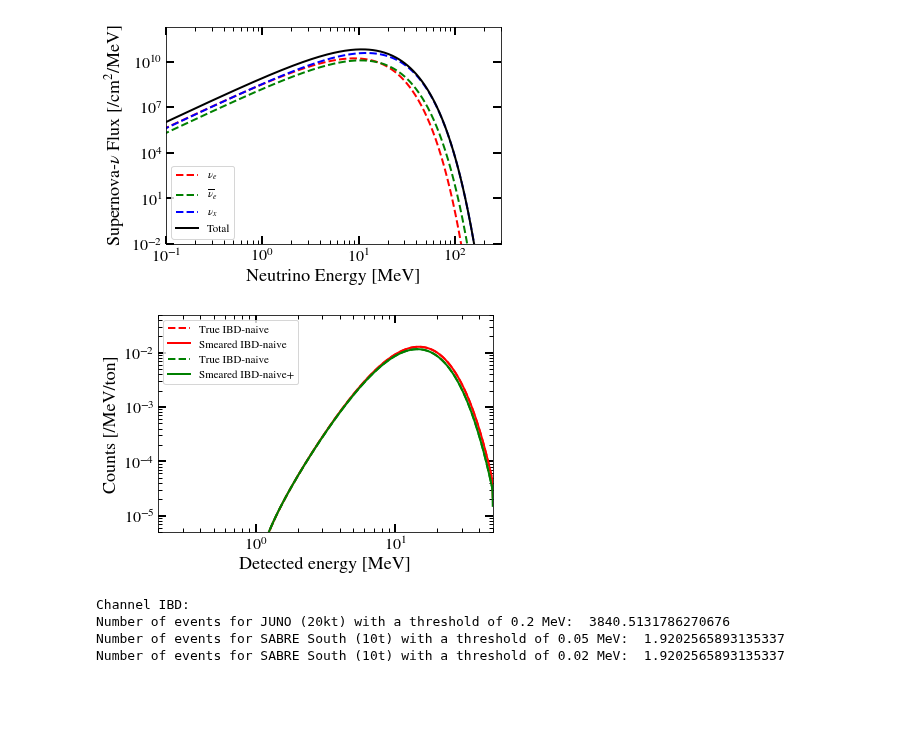
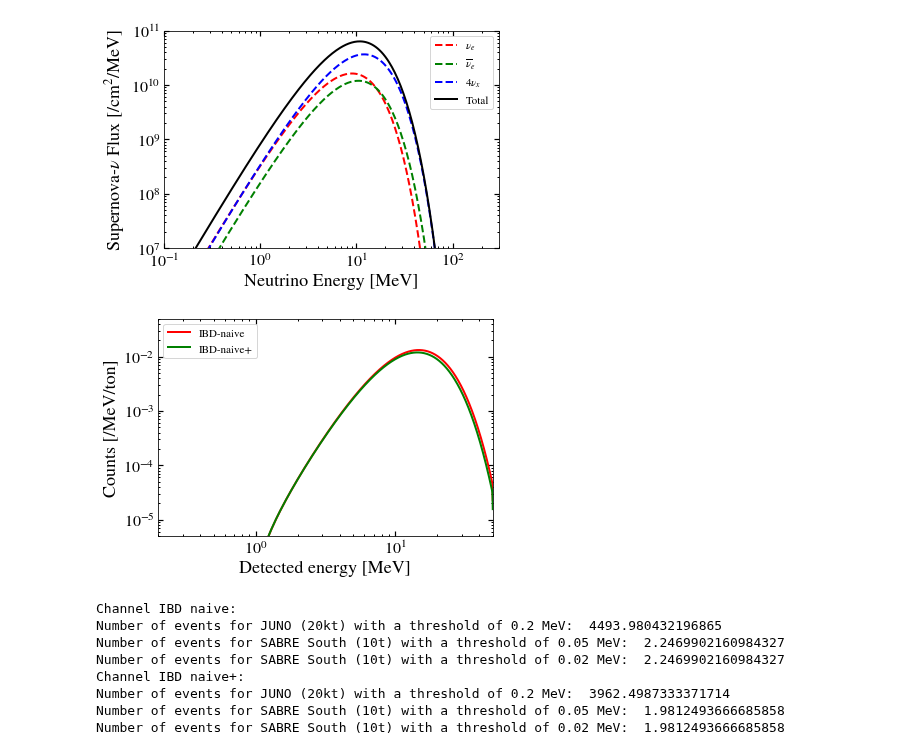
Before and after one commit to mjzurowski/sgm, a Jupyter notebook: Neutrino-LAB-testclass.ipynb, the cells around one changed output. Saved outputs shown, nothing was run; the diff lists cells and outputs as text; code cells hidden in the pictures; blank space fills up the shorter version.

```diff
--- a/Neutrino-LAB-testclass.ipynb
+++ b/Neutrino-LAB-testclass.ipynb
@@ -32,13 +31,15 @@ plot_settings = {'ytick.labelsize': 16,
                         'xtick.top':True,
                         'ytick.right':True,
                         'ytick.right':True,
-                        'xtick.major.size':8,
-                        'xtick.major.width':2,
-                        'ytick.major.size':8,
-                        'ytick.major.width':2,
-                        'xtick.minor.size':4,
+                        'ytick.minor.left':True,
+                        'ytick.minor.right':True,
+                        'xtick.major.size':5,
+                        'xtick.major.width':1.2,
+                        'ytick.major.size':5,
+                        'ytick.major.width':1.2,
+                        'xtick.minor.size':2,
                         'xtick.minor.width':1,
-                        'ytick.minor.size':4,
+                        'ytick.minor.size':2,
                         'ytick.minor.width':1}
 plt.style.use(plot_settings)
 plt.rcParams["figure.figsize"] = (6, 4)
@@ -49,53 +50,53 @@ Model = Neutrino()
 Ev = np.logspace(-2,3,501) # Supernova neutrino energy, units of [MeV]
 Ev_eV=Ev*MeV
 # %%
-fig = plt.figure()
-ax = fig.gca()
+#fig = plt.figure()
+#ax = fig.gca()
 flux_electron_nu = Model.Flux_neutrino(Ev_eV,'supernova_e',1,12*MeV,3,1)*MeV #[/cm2/MeV]
 plt.plot(Ev, flux_electron_nu, label=r'$\nu_{e}$', color = 'r', linestyle='--')
 flux_electron_antinu = Model.Flux_neutrino(Ev_eV,'supernova_ea', 1,14*MeV,3,1)*MeV #[/cm2/MeV]
 plt.plot(Ev, flux_electron_antinu , label=r'$\overline{\nu}_e$', color = 'g', linestyle='--')
 flux_x_nu = Model.Flux_neutrino(Ev_eV,'supernova_mu', 4,16*MeV,3,1)*MeV #[/cm2/MeV]
-plt.plot(Ev, flux_x_nu, label=r'$\nu_x$', color = 'b', linestyle='--')
+plt.plot(Ev, flux_x_nu, label=r'$4\nu_x$', color = 'b', linestyle='--')
 flux_total=flux_electron_nu+flux_electron_antinu+flux_x_nu
 plt.plot(Ev, flux_total, label=r'Total', color = 'black', linestyle='-')
 plt.xscale('log')
 plt.yscale('log')
 plt.xlim(1e-1,3e2)
-plt.ylim(1e-2, 2e12)
+plt.ylim(1e7, 1e11)
 plt.legend()
 plt.xlabel(r"Neutrino Energy [MeV]")
 plt.ylabel(r"Supernova-$\nu$ Flux [/cm$^2$/MeV]")
-plt.savefig('fig/snv_flux.pdf',format='pdf')
+plt.savefig('fig/snv_flux.pdf',format='pdf', bbox_inches = "tight")
 # %% [output]
-[figure, old version]
+[figure, new version]
 # %%
 #neutrino inverse beta decay
 num=1000
 Ed_IBD = np.linspace(0,50,num+1)[1:]# Nuclear recoil energy, units of MeV
 Ed_IBD_eV = Ed_IBD*MeV # convert nuclear recoil energy into eV
-rate_supernova_IBD=np.array([Model.dRdEd(Ev_eV,Edi,12*MeV,'IBD-naive','supernova_e')*MeV for Edi in Ed_IBD_eV])
-plt.plot(Ed_IBD, rate_supernova_IBD, label='True IBD-naive',color='r',linestyle='--')
+rate_supernova_IBD_naive=np.array([Model.dRdEd(Ev_eV,Edi,12*MeV,'IBD-naive','supernova_e')*MeV for Edi in Ed_IBD_eV])
+#plt.plot(Ed_IBD, rate_supernova_IBD, label='True IBD-naive',color='r',linestyle='--')
 
 #gaussian smearing
 def g(x, mu, sig):
     return 1.0 / (np.sqrt(2.0 * np.pi) * sig) * np.exp(-np.power((x - mu) / sig, 2.0) / 2)
-smeared_IBD=np.zeros(num)
+smeared_IBD_naive=np.zeros(num)
 for i in range(num):
     t =np.arange(i-num+1,i+1)
-    smeared_IBD[i]= -np.trapz(rate_supernova_IBD[i-t]*g(Ed_IBD[i]-Ed_IBD[i-t],0,0.03*np.sqrt(Ed_IBD[i-t])),Ed_IBD[i-t])
-plt.plot(Ed_IBD, smeared_IBD, label='Smeared IBD-naive',color='r')
+    smeared_IBD_naive[i]= -np.trapz(rate_supernova_IBD_naive[i-t]*g(Ed_IBD[i]-Ed_IBD[i-t],0,0.03*np.sqrt(Ed_IBD[i-t])),Ed_IBD[i-t])
+plt.plot(Ed_IBD, smeared_IBD_naive, label='IBD-naive',color='r')
 
-rate_supernova_IBD=np.array([Model.dRdEd(Ev_eV,Edi,12*MeV,'IBD-naive+','supernova_e')*MeV for Edi in Ed_IBD_eV])
-plt.plot(Ed_IBD, rate_supernova_IBD, label='True IBD-naive',color='g',linestyle='--')
+rate_supernova_IBD_naivep=np.array([Model.dRdEd(Ev_eV,Edi,12*MeV,'IBD-naive+','supernova_e')*MeV for Edi in Ed_IBD_eV])
+#plt.plot(Ed_IBD, rate_supernova_IBD, label='True IBD-naive+',color='g',linestyle='--')
 #gaussian smearing
 def g(x, mu, sig):
     return 1.0 / (np.sqrt(2.0 * np.pi) * sig) * np.exp(-np.power((x - mu) / sig, 2.0) / 2)
-smeared_IBD=np.zeros(num)
+smeared_IBD_naivep=np.zeros(num)
 for i in range(num):
     t =np.arange(i-num+1,i+1)
-    smeared_IBD[i]= -np.trapz(rate_supernova_IBD[i-t]*g(Ed_IBD[i]-Ed_IBD[i-t],0,0.03*np.sqrt(Ed_IBD[i-t])),Ed_IBD[i-t])
-plt.plot(Ed_IBD, smeared_IBD, label='Smeared IBD-naive+',color='g')
+    smeared_IBD_naivep[i]= -np.trapz(rate_supernova_IBD_naivep[i-t]*g(Ed_IBD[i]-Ed_IBD[i-t],0,0.03*np.sqrt(Ed_IBD[i-t])),Ed_IBD[i-t])
+plt.plot(Ed_IBD, smeared_IBD_naivep, label='IBD-naive+',color='g')
 
 plt.xscale('log')
 plt.yscale('log')
@@ -104,19 +105,28 @@ plt.xlim(0.2,50)
 plt.ylim(5e-6, 5e-2)
 plt.xlabel(r"Detected energy [MeV]")
 plt.ylabel(r"Counts [/MeV/ton]")
-plt.savefig('fig/IBD_rate.pdf',format='pdf')
+plt.savefig('fig/IBD_rate.pdf',format='pdf', bbox_inches = "tight")
 # %% [output]
-[figure, old version]
+[figure, new version]
 # %%
-print("Channel IBD: ")
-print("Number of events for JUNO (20kt) with a threshold of 0.2 MeV: ", np.trapz(rate_supernova_IBD,Ed_IBD)*2e4)
-print("Number of events for SABRE South (10t) with a threshold of 0.05 MeV: ", np.trapz(rate_supernova_IBD,Ed_IBD)*10)
-print("Number of events for SABRE South (10t) with a threshold of 0.02 MeV: ", np.trapz(rate_supernova_IBD,Ed_IBD)*10)
+print("Channel IBD naive: ")
+print("Number of events for JUNO (20kt) with a threshold of 0.2 MeV: ", np.trapz(smeared_IBD_naive,Ed_IBD)*2e4)
+print("Number of events for SABRE South (10t) with a threshold of 0.05 MeV: ", np.trapz(smeared_IBD_naive,Ed_IBD)*10)
+print("Number of events for SABRE South (10t) with a threshold of 0.02 MeV: ", np.trapz(smeared_IBD_naive,Ed_IBD)*10)
+
+print("Channel IBD naive+: ")
+print("Number of events for JUNO (20kt) with a threshold of 0.2 MeV: ", np.trapz(smeared_IBD_naivep,Ed_IBD)*2e4)
+print("Number of events for SABRE South (10t) with a threshold of 0.05 MeV: ", np.trapz(smeared_IBD_naivep,Ed_IBD)*10)
+print("Number of events for SABRE South (10t) with a threshold of 0.02 MeV: ", np.trapz(smeared_IBD_naivep,Ed_IBD)*10)
 # %% [output]
-Channel IBD:
-Number of events for JUNO (20kt) with a threshold of 0.2 MeV:  3840.5131786270676
-Number of events for SABRE South (10t) with a threshold of 0.05 MeV:  1.9202565893135337
-Number of events for SABRE South (10t) with a threshold of 0.02 MeV:  1.9202565893135337
+Channel IBD naive:
+Number of events for JUNO (20kt) with a threshold of 0.2 MeV:  4493.980432196865
+Number of events for SABRE South (10t) with a threshold of 0.05 MeV:  2.2469902160984327
+Number of events for SABRE South (10t) with a threshold of 0.02 MeV:  2.2469902160984327
+Channel IBD naive+:
+Number of events for JUNO (20kt) with a threshold of 0.2 MeV:  3962.4987333371714
+Number of events for SABRE South (10t) with a threshold of 0.05 MeV:  1.9812493666685858
+Number of events for SABRE South (10t) with a threshold of 0.02 MeV:  1.9812493666685858
 # %%
 #define queching effect
 #assuming LAB C6H5CnH2n+1, n=10
```
Also changed, not shown: parts of 15 cells of this notebook, 20 other files.
